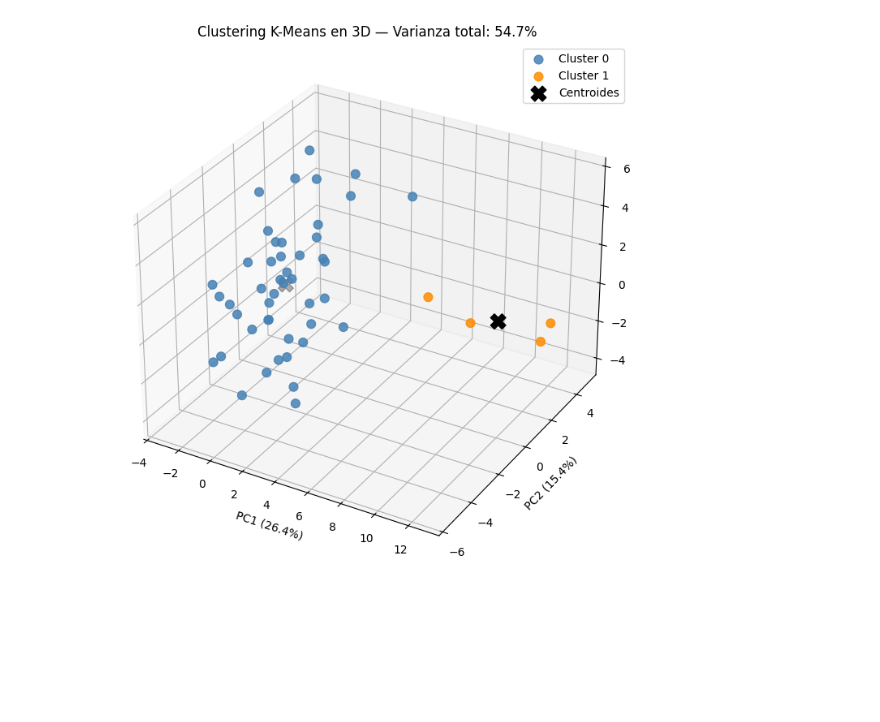
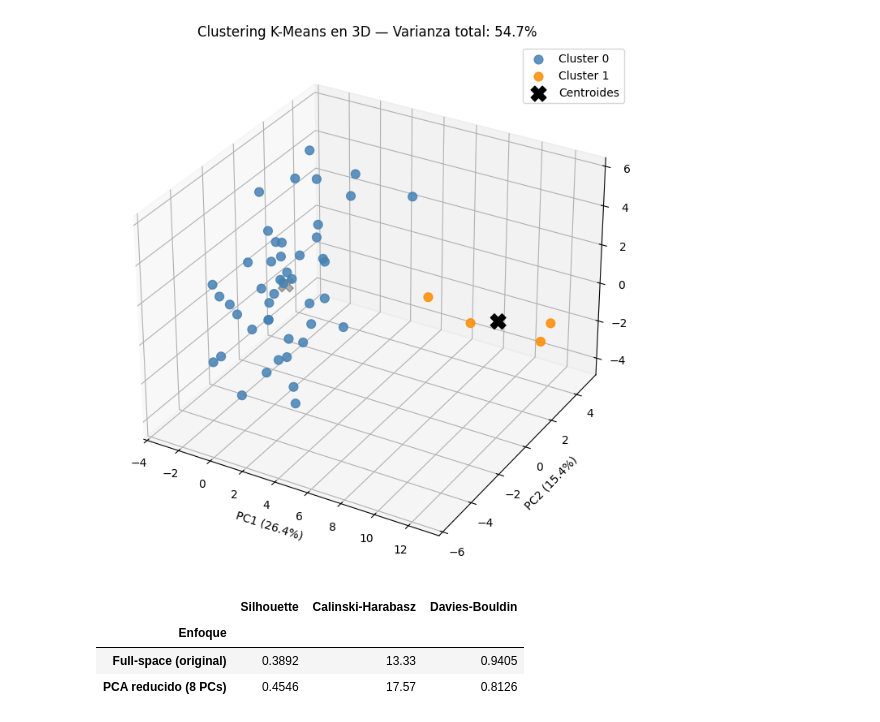
Before and after one commit to EnriGF/Proyecto_ML, a Jupyter notebook: k_medias.ipynb, the cells around one changed output. Saved outputs shown, nothing was run; the diff lists cells and outputs as text; code cells hidden in the pictures; blank space fills up the shorter version.

```diff
--- a/k_medias.ipynb
+++ b/k_medias.ipynb
@@ -277,3 +277,27 @@ plt.show()
 # %% [output]
 Varianza explicada acumulada con 3 PCs: 54.7%
 [figure]
+# %%
+#Podemos probar a hacer un PCA reducido y ver si mejoran los índices Silhouette y DB
+pca_8 = PCA(n_components=8)
+datos_pca8 = pca_8.fit_transform(datos_scaled)
+
+km_pca = KMeans(n_clusters=2, random_state=42, n_init=10)
+labels_pca = km_pca.fit_predict(datos_pca8)
+
+sil_pca = metrics.silhouette_score(datos_pca8, labels_pca)
+ch_pca = metrics.calinski_harabasz_score(datos_pca8, labels_pca)
+db_pca = metrics.davies_bouldin_score(datos_pca8, labels_pca)
+
+comparativa = pd.DataFrame({
+    'Enfoque': ['Full-space (original)', 'PCA reducido (8 PCs)'],
+    'Silhouette': [0.3892, round(sil_pca, 4)],
+    'Calinski-Harabasz': [13.33, round(ch_pca, 2)],
+    'Davies-Bouldin': [0.9405, round(db_pca, 4)]
+})
+comparativa.set_index('Enfoque')
+# %% [output]
+|  | Silhouette | Calinski-Harabasz | Davies-Bouldin |
+| Enfoque |  |  |  |
+| Full-space (original) | 0.3892 | 13.33 | 0.9405 |
+| PCA reducido (8 PCs) | 0.4546 | 17.57 | 0.8126 |
```
Also changed, not shown: parts of 7 cells of this notebook.
